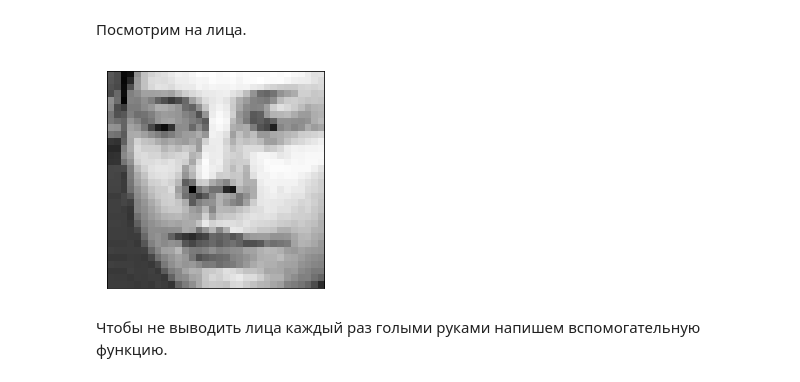
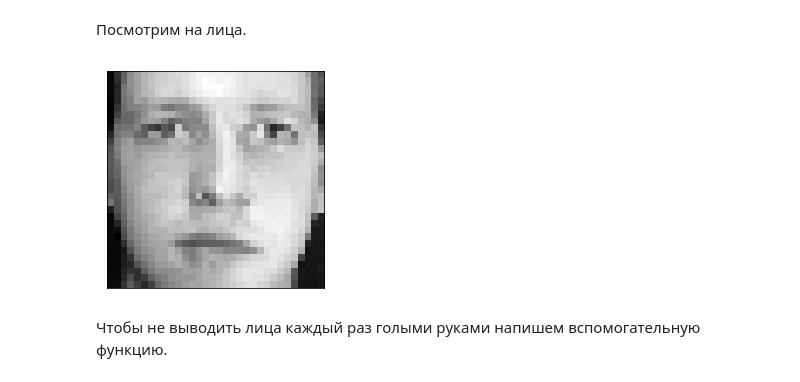
Before and after one commit to Lighting-Code/dlschl, a Jupyter notebook: materials/homeworks/hw03_bonus/[hw3]faces.ipynb, the cells around one changed output. Saved outputs shown, nothing was run; the diff lists cells and outputs as text; code cells hidden in the pictures.

```diff
--- a/materials/homeworks/hw03_bonus/[hw3]faces.ipynb
+++ b/materials/homeworks/hw03_bonus/[hw3]faces.ipynb
@@ -62,12 +62,12 @@ Dataset loaded.
 Посмотрим на лица.
 # %%
 plt.figure()
-plt.imshow(X_train[26], cmap=plt.cm.gray)
+plt.imshow(X_train[5], cmap=plt.cm.gray)
 plt.xticks(()) # Удаляет метки на оси Ox
 plt.yticks(()) # Удаляет метки на оси Oy
 plt.show()
 # %% [output]
-[figure, old version]
+[figure, new version]
 # %% [markdown]
 Чтобы не выводить лица каждый раз голыми руками напишем вспомогательную функцию.
 # %%
```
Also changed, not shown: parts of 19 cells of this notebook.
